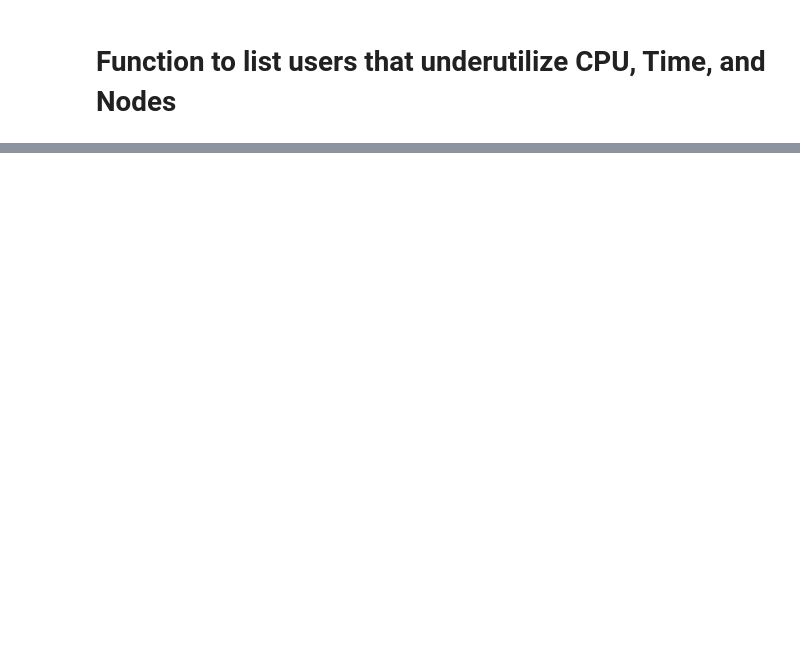
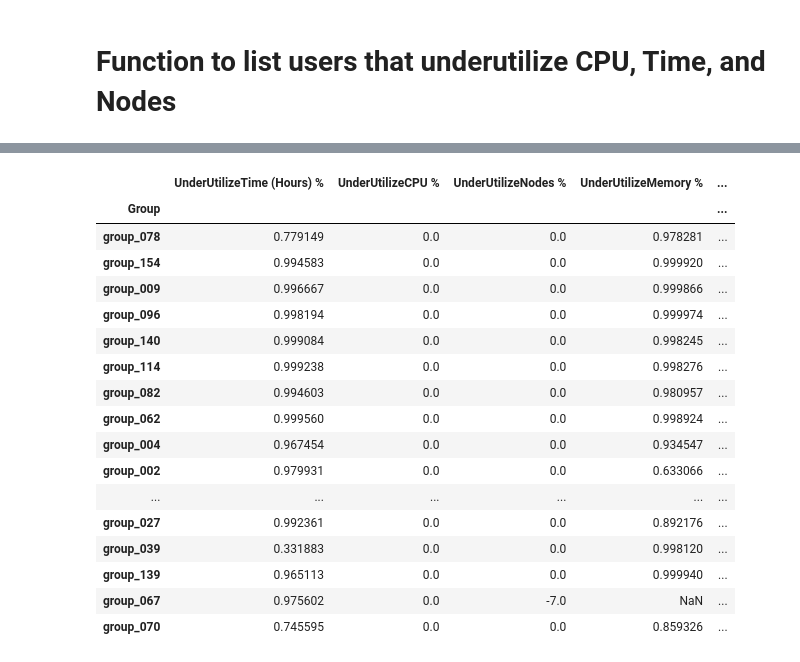
Before and after one commit to tairaeli/ICER_user_data_analytics, a Jupyter notebook: IdentifyUnderUtilizersSLURM-Analysis.ipynb, the cells around one changed output, grey strips where cells are left out. Saved outputs shown, nothing was run; the diff lists cells and outputs as text; code cells hidden in the pictures; blank space fills up the shorter version.

```diff
--- a/IdentifyUnderUtilizersSLURM-Analysis.ipynb
+++ b/IdentifyUnderUtilizersSLURM-Analysis.ipynb
@@ -322,0 +509,54 @@ memory usage: 719.1+ KB
+# %%
+def AggregateUnderutilizationGroup(filtered_data):
+    """
+    Aggregates underutilization by user, calculating max underutilize percentage for each column,
+    and counts the number of underutilization instances.
+
+    Parameters:
+    :param filtered_data: DataFrame after filtering underutilized jobs from FindUnterutilizerSLURM.
+
+    Returns:
+    DataFrame with 'User', 'MaxUnderUtilizeTime %', 'MaxUnderUtilizeCPU %', 'MaxUnderUtilizeNodes %',
+    'MaxUnderUtilizeMemory %', and 'UnderutilizationCount'.
+    """
+
+    # Aggregate max underutilization % per resource for each user
+    agg_funcs = {
+        'UnderUtilizeTime (Hours) %': 'max',
+        'UnderUtilizeCPU %': 'max',
+        'UnderUtilizeNodes %': 'max',
+        'UnderUtilizeMemory %': 'max',
+    }
+    max_underutilization = filtered_data.groupby('Group').agg(agg_funcs)
+
+    # Count underutilization instances per user
+    underutilization_count = filtered_data.groupby('Group').size().rename('UnderutilizationCount')
+
+    # Merge the two results
+    aggregated_data = pd.merge(max_underutilization, underutilization_count, left_index=True, right_index=True)
+
+    # Sort users by maximum underutilization count or a specific column
+    sorted_aggregated_data = aggregated_data.sort_values(by='UnderutilizationCount', ascending=False)
+
+    return sorted_aggregated_data
+# %%
+AggregateUnderutilizationGroup(Underutilized_df)
+# %% [output]
+|  | UnderUtilizeTime (Hours) % | UnderUtilizeCPU % | UnderUtilizeNodes % | UnderUtilizeMemory % | ... |
+| Group |  |  |  |  | ... |
+| group_078 | 0.779149 | 0.0 | 0.0 | 0.978281 | ... |
+| group_154 | 0.994583 | 0.0 | 0.0 | 0.999920 | ... |
+| group_009 | 0.996667 | 0.0 | 0.0 | 0.999866 | ... |
+| group_096 | 0.998194 | 0.0 | 0.0 | 0.999974 | ... |
+| group_140 | 0.999084 | 0.0 | 0.0 | 0.998245 | ... |
+| group_114 | 0.999238 | 0.0 | 0.0 | 0.998276 | ... |
+| group_082 | 0.994603 | 0.0 | 0.0 | 0.980957 | ... |
+| group_062 | 0.999560 | 0.0 | 0.0 | 0.998924 | ... |
+| group_004 | 0.967454 | 0.0 | 0.0 | 0.934547 | ... |
+| group_002 | 0.979931 | 0.0 | 0.0 | 0.633066 | ... |
+| ... | ... | ... | ... | ... | ... |
+| group_027 | 0.992361 | 0.0 | 0.0 | 0.892176 | ... |
+| group_039 | 0.331883 | 0.0 | 0.0 | 0.998120 | ... |
+| group_139 | 0.965113 | 0.0 | 0.0 | 0.999940 | ... |
+| group_067 | 0.975602 | 0.0 | -7.0 | NaN | ... |
+| group_070 | 0.745595 | 0.0 | 0.0 | 0.859326 | ... |
```
Also changed, not shown: parts of 11 cells of this notebook.
